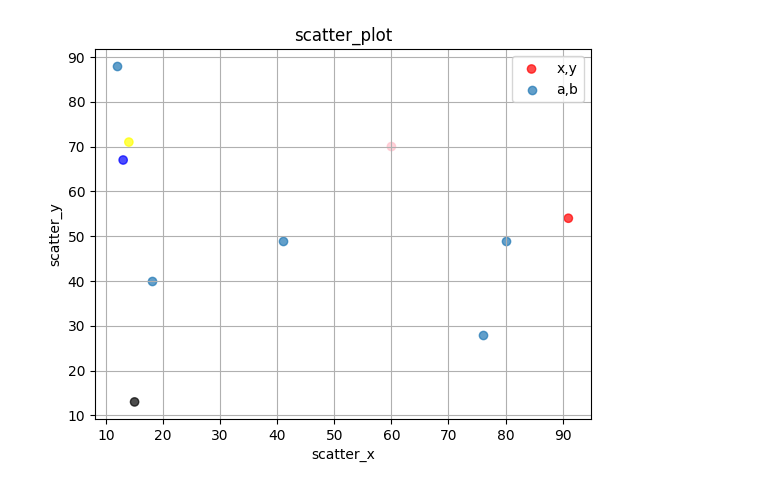
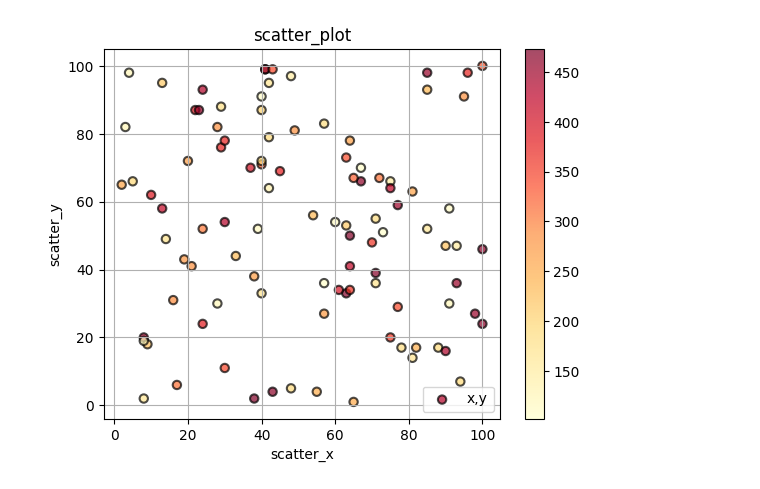
Before and after one commit to rezakhanahmadi342341/housing.csv, a Jupyter notebook: matplotlib.ipynb, the cells around one changed output. Drawn from its saved outputs; the diff is of its cells as text; code cells hidden in the pictures.

```diff
--- a/matplotlib.ipynb
+++ b/matplotlib.ipynb
@@ -9,19 +9,21 @@ def mx(num, _min,_max):
   return point
 # %%
 
-x = mx(5,0,100)
-y = mx(5,0,100)
+x = mx(100,0,100)
+y = mx(100,0,100)
 
 a = mx(5,0,100)
 b = mx(5,0,100)
 
-plt.scatter(x,y, label='x,y', alpha=0.7, c=['red','yellow','blue','black', 'pink'])
-plt.scatter(a,b, label='a,b', alpha=0.7)
+plt.scatter(x,y, label='x,y', alpha=0.7, c=mx(100,100,500), cmap='YlOrRd', edgecolors='black',
+            linewidths=1.5
+            )
+plt.colorbar()
 plt.title("scatter_plot")
 plt.ylabel('scatter_y')
 plt.xlabel('scatter_x')
 plt.grid()
 plt.legend()
 plt.show()
 # %% [output]
-[figure, old version]
+[figure, new version]
```
